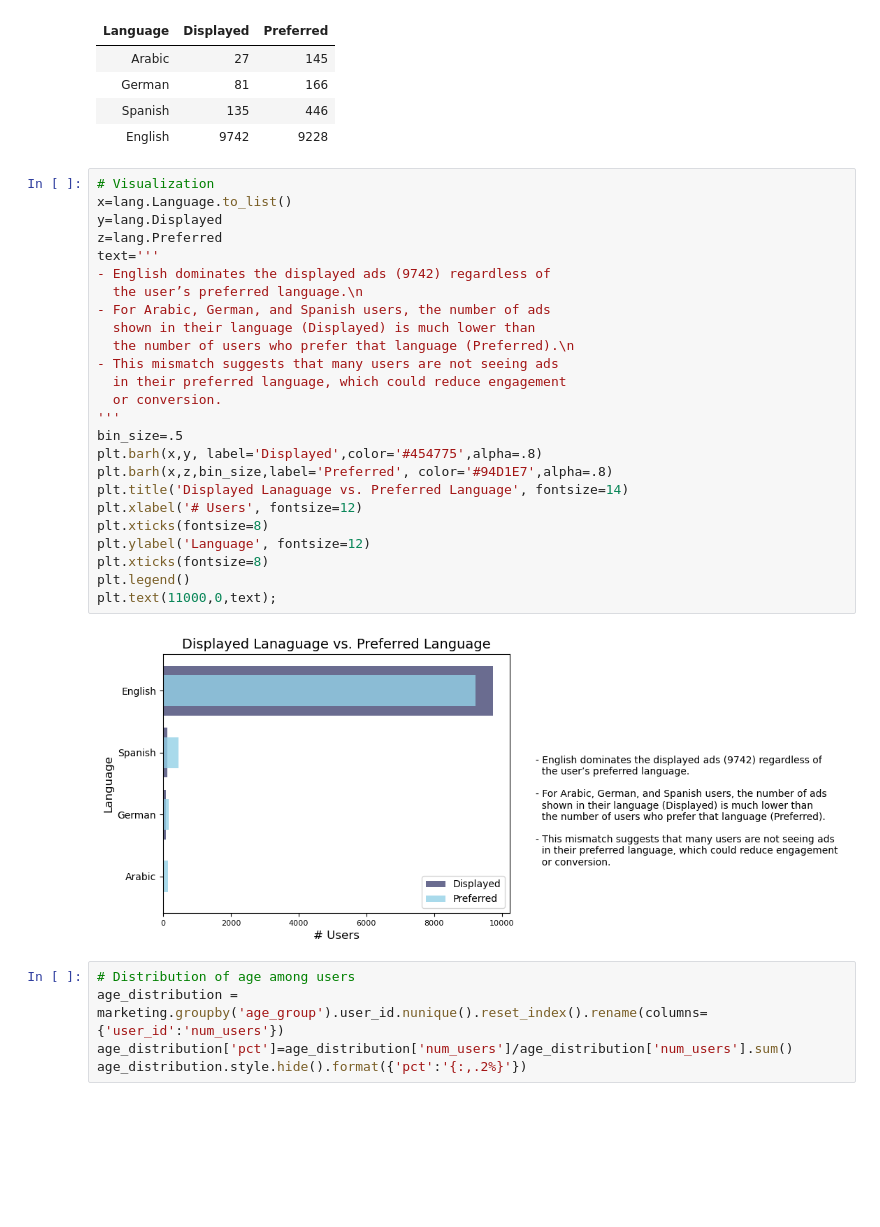
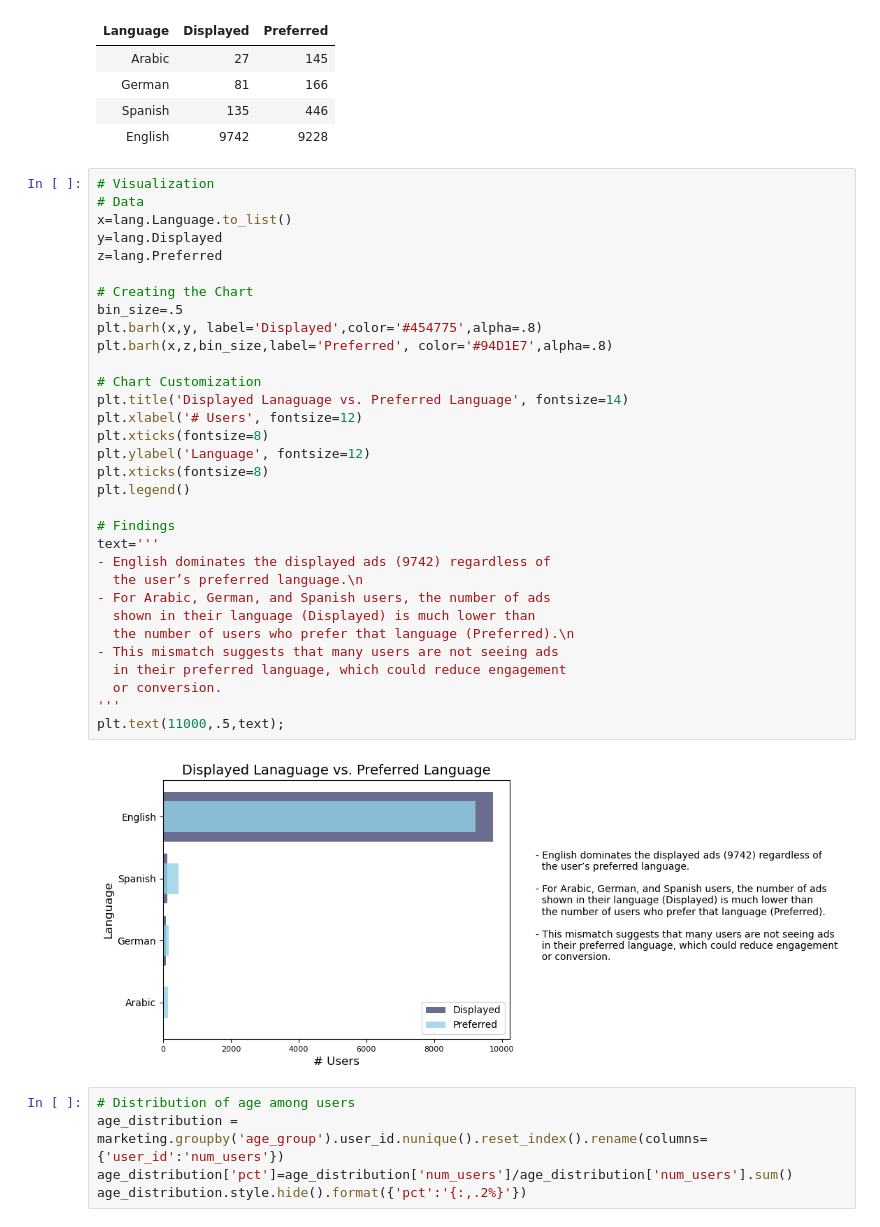
Before and after one commit to hend-a-ghafour/Analyzing_Marketing_Campaigns, a Jupyter notebook: Analyzing_Marketing_Campaigns.ipynb, the cells around one changed output. Drawn from its saved outputs; the diff is of its cells as text; blank space fills up the shorter version.

```diff
--- a/Analyzing_Marketing_Campaigns.ipynb
+++ b/Analyzing_Marketing_Campaigns.ipynb
@@ -509,31 +540,38 @@ lang.style.hide()
 | English | 9742 | 9228 |
 # %%
 # Visualization
+# Data
 x=lang.Language.to_list()
 y=lang.Displayed
 z=lang.Preferred
+
+# Creating the Chart
+bin_size=.5
+plt.barh(x,y, label='Displayed',color='#454775',alpha=.8)
+plt.barh(x,z,bin_size,label='Preferred', color='#94D1E7',alpha=.8)
+
+# Chart Customization
+plt.title('Displayed Lanaguage vs. Preferred Language', fontsize=14)
+plt.xlabel('# Users', fontsize=12)
+plt.xticks(fontsize=8)
+plt.ylabel('Language', fontsize=12)
+plt.xticks(fontsize=8)
+plt.legend()
+
+# Findings
 text='''
 - English dominates the displayed ads (9742) regardless of
   the user’s preferred language.\n
 - For Arabic, German, and Spanish users, the number of ads
   shown in their language (Displayed) is much lower than
   the number of users who prefer that language (Preferred).\n
 - This mismatch suggests that many users are not seeing ads
   in their preferred language, which could reduce engagement
   or conversion.
 '''
-bin_size=.5
-plt.barh(x,y, label='Displayed',color='#454775',alpha=.8)
-plt.barh(x,z,bin_size,label='Preferred', color='#94D1E7',alpha=.8)
-plt.title('Displayed Lanaguage vs. Preferred Language', fontsize=14)
-plt.xlabel('# Users', fontsize=12)
-plt.xticks(fontsize=8)
-plt.ylabel('Language', fontsize=12)
-plt.xticks(fontsize=8)
-plt.legend()
-plt.text(11000,0,text);
+plt.text(11000,.5,text);
 # %% [output]
-[figure, old version]
+[figure, new version]
 # %%
 # Distribution of age among users
 age_distribution = marketing.groupby('age_group').user_id.nunique().reset_index().rename(columns={'user_id':'num_users'})
```
Also changed, not shown: parts of 12 cells of this notebook.
